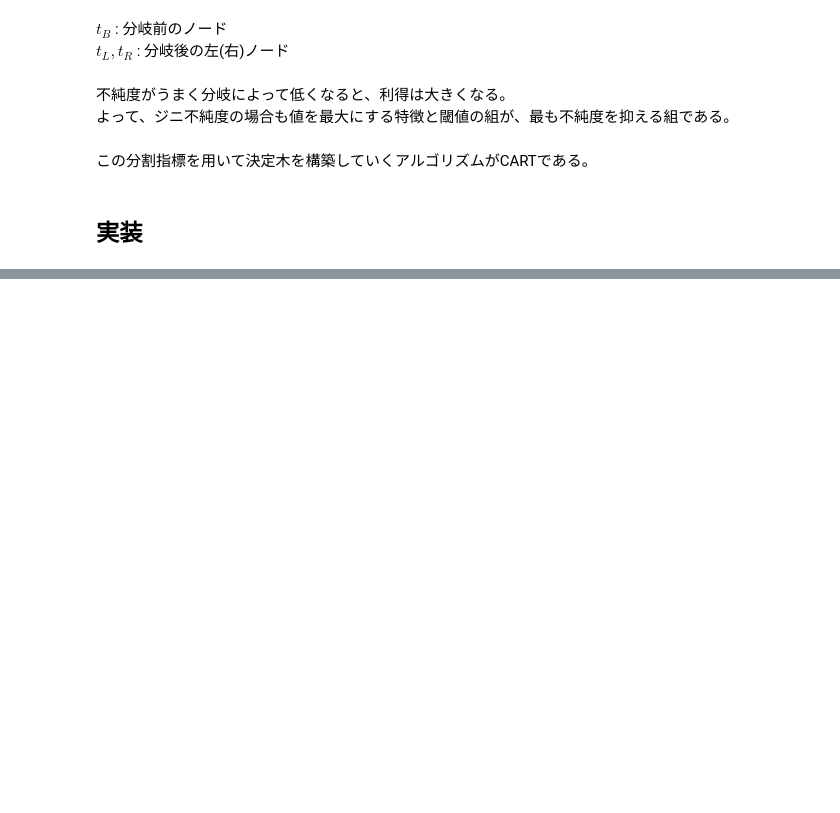
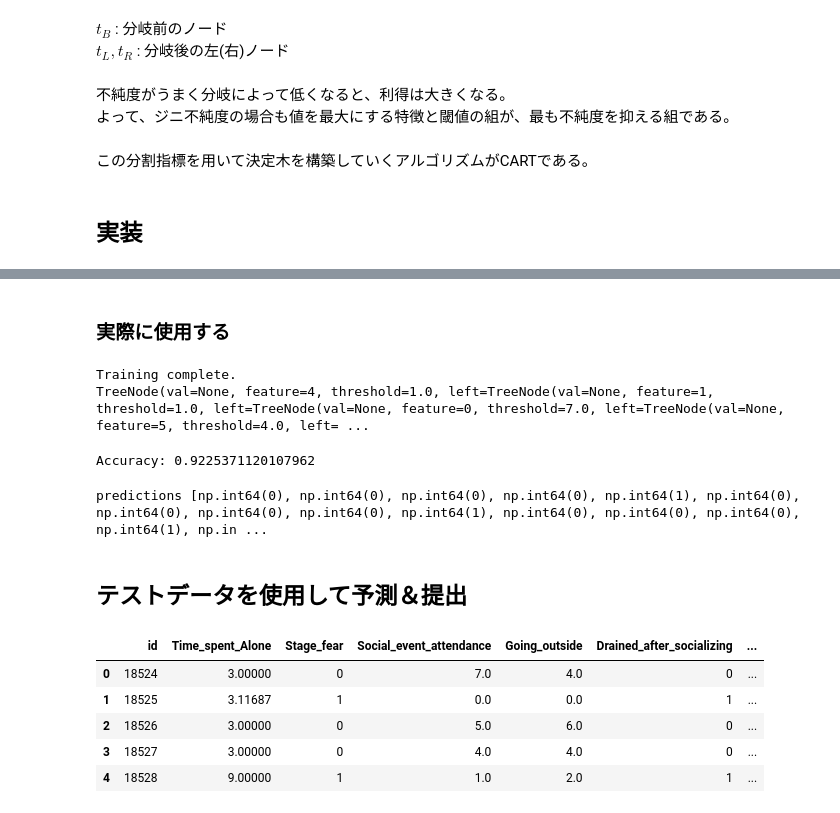
Before and after one commit to Kazuki1253/Kaggle, a Jupyter notebook: playground-series-s5e7/notebooks/decision_tree.ipynb, the cells around one changed output, grey strips where cells are left out. Saved outputs shown, nothing was run; the diff lists cells and outputs as text; code cells hidden in the pictures; blank space fills up the shorter version.

```diff
--- a/playground-series-s5e7/notebooks/decision_tree.ipynb
+++ b/playground-series-s5e7/notebooks/decision_tree.ipynb
@@ -75,0 +92,3 @@ import pandas as pd
+# %%
+le = LabelEncoder()
+train["Personality_encoded"] = le.fit_transform(train["Personality"])
@@ -75,0 +97,3 @@ import pandas as pd
+# %%
+X = train.drop(columns=["id", "Personality", "Personality_encoded"])
+y = train["Personality_encoded"]
@@ -75,0 +102,9 @@ import pandas as pd
+# %%
+numerical_features = X.select_dtypes(include=['number']).columns
+categorical_cols = X.select_dtypes(exclude=['number']).columns
+
+X[numerical_features] = X[numerical_features].fillna(X[numerical_features].mean())
+
+for col in categorical_cols:
+    if X[col].isnull().any():
+        X[col] = X[col].fillna(X[col].mode()[0])
@@ -75,0 +113,3 @@ import pandas as pd
+# %%
+for col in categorical_cols:
+    X[col] = le.fit_transform(X[col])
@@ -75,0 +251,50 @@ import pandas as pd
+# %% [markdown]
+### 実際に使用する
+# %%
+X_train_np = X_train.to_numpy()
+y_train_np = y_train.to_numpy()
+
+my_tree = MyDecisionTreeClassifier(X_train_np, y_train_np)
+my_tree.fit()
+print("Training complete.")
+print(my_tree.Tree)
+# %% [output]
+Training complete.
+TreeNode(val=None, feature=4, threshold=1.0, left=TreeNode(val=None, feature=1, threshold=1.0, left=TreeNode(val=None, feature=0, threshold=7.0, left=TreeNode(val=None, feature=5, threshold=4.0, left= ...
+# %%
+X_test_np = X_test.to_numpy()
+y_test_np = y_test.to_numpy()
+
+predictions = my_tree.predict(X_test_np)
+
+accuracy = accuracy_score(y_test_np, predictions)
+print(f"Accuracy: {accuracy}")
+# %% [output]
+Accuracy: 0.9225371120107962
+# %%
+print("predictions", predictions)
+# %% [output]
+predictions [np.int64(0), np.int64(0), np.int64(0), np.int64(0), np.int64(1), np.int64(0), np.int64(0), np.int64(0), np.int64(0), np.int64(1), np.int64(0), np.int64(0), np.int64(0), np.int64(1), np.in ...
+# %% [markdown]
+## テストデータを使用して予測＆提出
+# %%
+numerical_features_test = test.select_dtypes(include=['number']).columns
+categorical_cols_test = test.select_dtypes(exclude=['number']).columns
+
+test[numerical_features_test] = test[numerical_features_test].fillna(test[numerical_features_test].mean())
+
+for col in categorical_cols_test:
+    if test[col].isnull().any():
+        test[col] = test[col].fillna(test[col].mode()[0])
+
+for col in categorical_cols_test:
+    test[col] = le.fit_transform(test[col])
+
+test.head()
+# %% [output]
+|  | id | Time_spent_Alone | Stage_fear | Social_event_attendance | Going_outside | Drained_after_socializing | ... |
+| 0 | 18524 | 3.00000 | 0 | 7.0 | 4.0 | 0 | ... |
+| 1 | 18525 | 3.11687 | 1 | 0.0 | 0.0 | 1 | ... |
+| 2 | 18526 | 3.00000 | 0 | 5.0 | 6.0 | 0 | ... |
+| 3 | 18527 | 3.00000 | 0 | 4.0 | 4.0 | 0 | ... |
+| 4 | 18528 | 9.00000 | 1 | 1.0 | 2.0 | 1 | ... |
```
Also changed, not shown: parts of 19 cells of this notebook.
